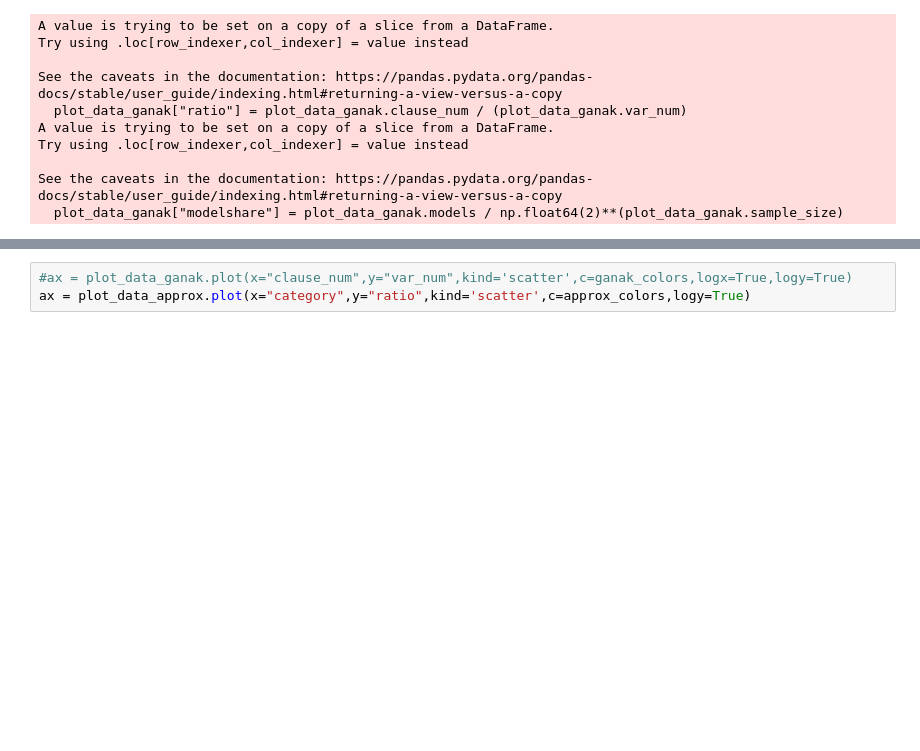
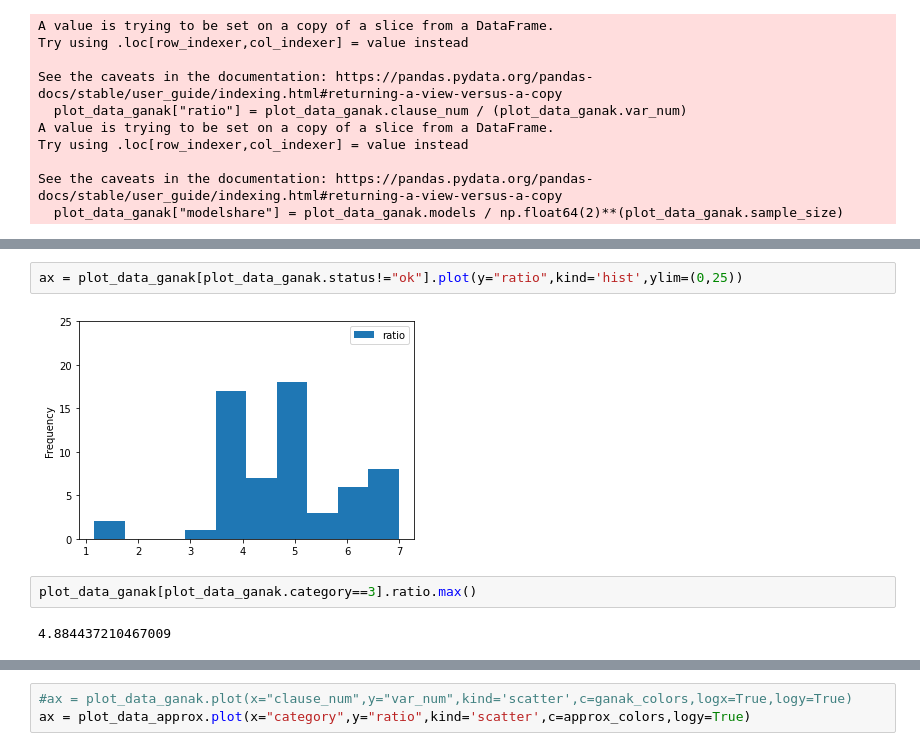
Before and after one commit to samysweb/counterSharp-experiments, a Jupyter notebook: logParsing/MC-Analysis.ipynb, the cells around one changed output, grey strips where cells are left out. Drawn from its saved outputs; the diff is of its cells as text; blank space fills up the shorter version.

```diff
--- a/logParsing/MC-Analysis.ipynb
+++ b/logParsing/MC-Analysis.ipynb
@@ -323,0 +421,8 @@ See the caveats in the documentation: https://pandas.pydata.org/pandas-docs/stab
+# %%
+ax = plot_data_ganak[plot_data_ganak.status!="ok"].plot(y="ratio",kind='hist',ylim=(0,25))
+# %% [output]
+[figure, added]
+# %%
+plot_data_ganak[plot_data_ganak.category==3].ratio.max()
+# %% [output]
+4.884437210467009
```
Also changed, not shown: parts of 6 cells of this notebook.
